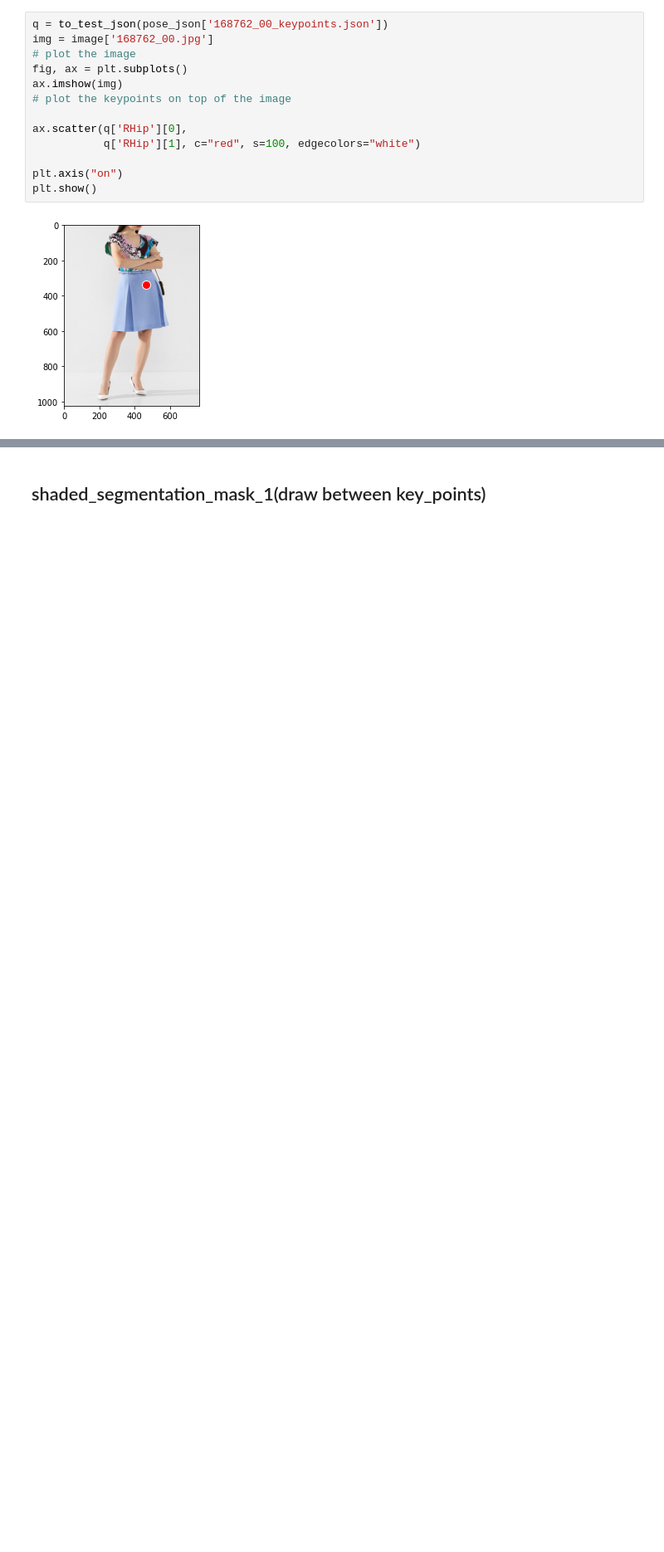
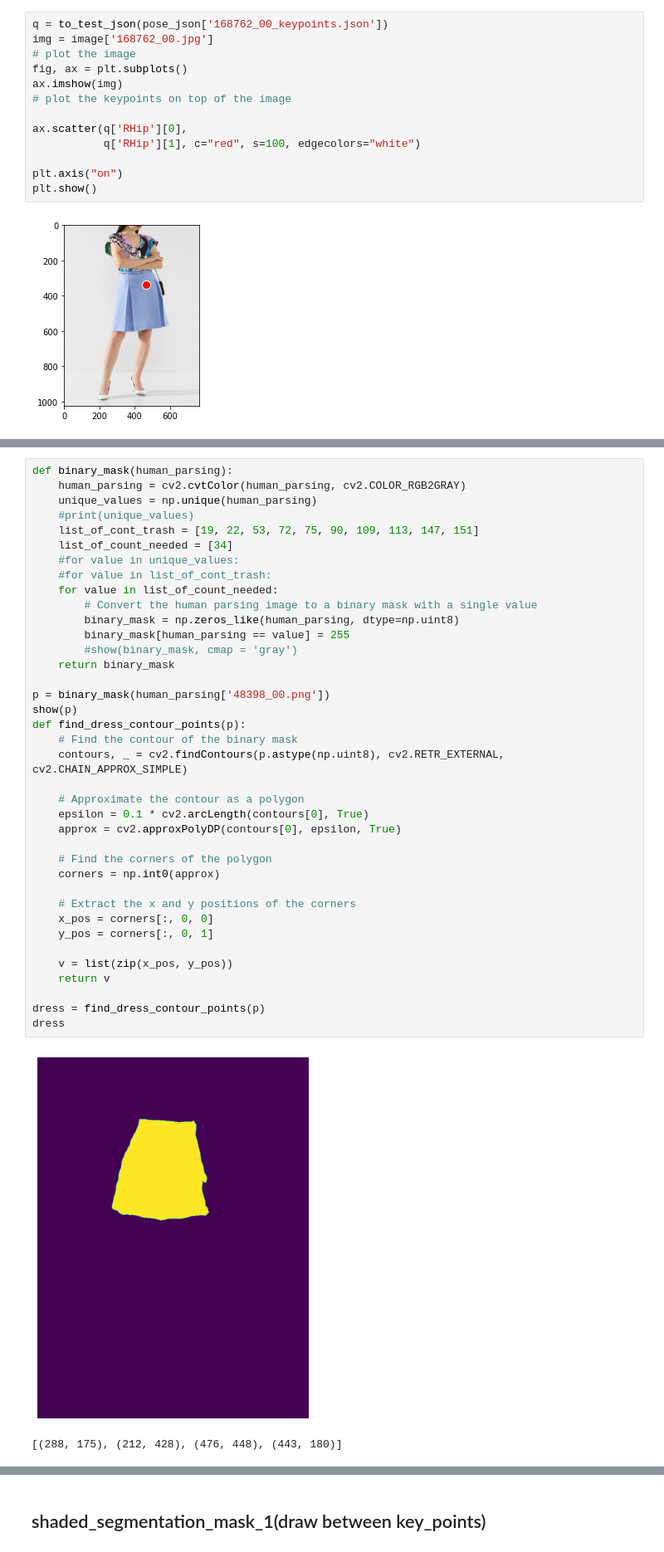
Before and after one commit to Viroslav/CV_final_task, a Jupyter notebook: Final_task.ipynb, the cells around one changed output, grey strips where cells are left out. Shown at 83% size. Drawn from its saved outputs; the diff is of its cells as text; blank space fills up the shorter version.

```diff
--- a/Final_task.ipynb
+++ b/Final_task.ipynb
@@ -204,0 +208,41 @@ plt.show()
+# %%
+def binary_mask(human_parsing):
+    human_parsing = cv2.cvtColor(human_parsing, cv2.COLOR_RGB2GRAY)
+    unique_values = np.unique(human_parsing)
+    #print(unique_values)
+    list_of_cont_trash = [19, 22, 53, 72, 75, 90, 109, 113, 147, 151]
+    list_of_count_needed = [34]
+    #for value in unique_values:
+    #for value in list_of_cont_trash:
+    for value in list_of_count_needed:
+        # Convert the human parsing image to a binary mask with a single value
+        binary_mask = np.zeros_like(human_parsing, dtype=np.uint8)
+        binary_mask[human_parsing == value] = 255
+        #show(binary_mask, cmap = 'gray')
+    return binary_mask
+
+p = binary_mask(human_parsing['48398_00.png'])
+show(p)
+def find_dress_contour_points(p):
+    # Find the contour of the binary mask
+    contours, _ = cv2.findContours(p.astype(np.uint8), cv2.RETR_EXTERNAL, cv2.CHAIN_APPROX_SIMPLE)
+
+    # Approximate the contour as a polygon
+    epsilon = 0.1 * cv2.arcLength(contours[0], True)
+    approx = cv2.approxPolyDP(contours[0], epsilon, True)
+
+    # Find the corners of the polygon
+    corners = np.int0(approx)
+
+    # Extract the x and y positions of the corners
+    x_pos = corners[:, 0, 0]
+    y_pos = corners[:, 0, 1]
+
+    v = list(zip(x_pos, y_pos))
+    return v
+
+dress = find_dress_contour_points(p)
+dress
+# %% [output]
+[figure, added]
+[(288, 175), (212, 428), (476, 448), (443, 180)]
```
Also changed, not shown: parts of 49 cells of this notebook.
